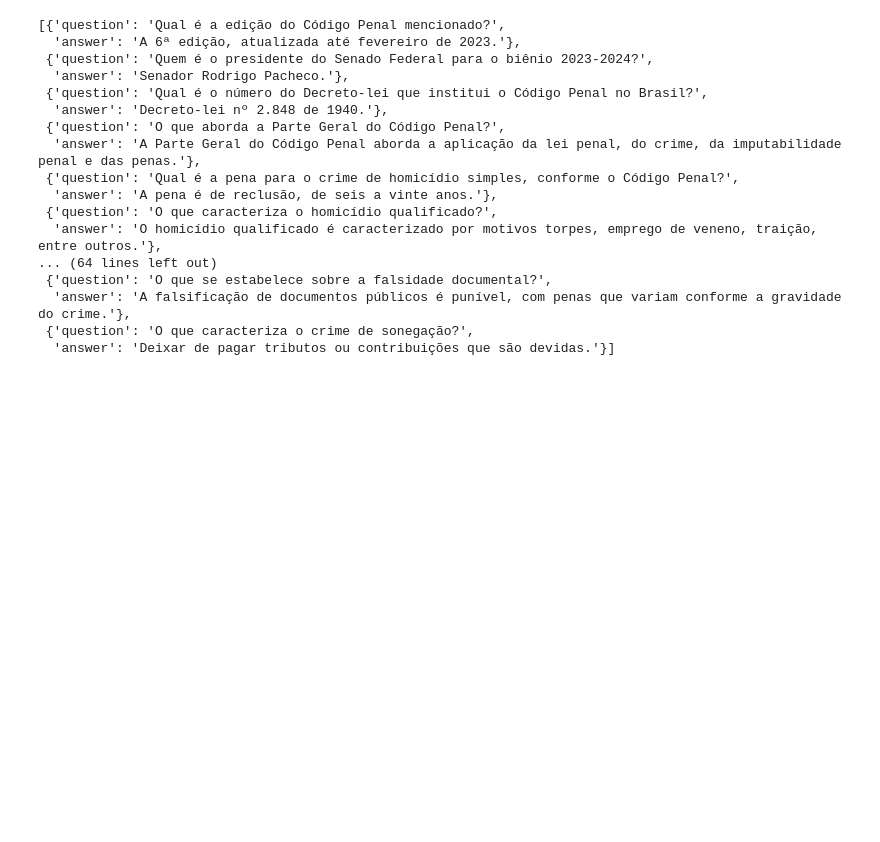
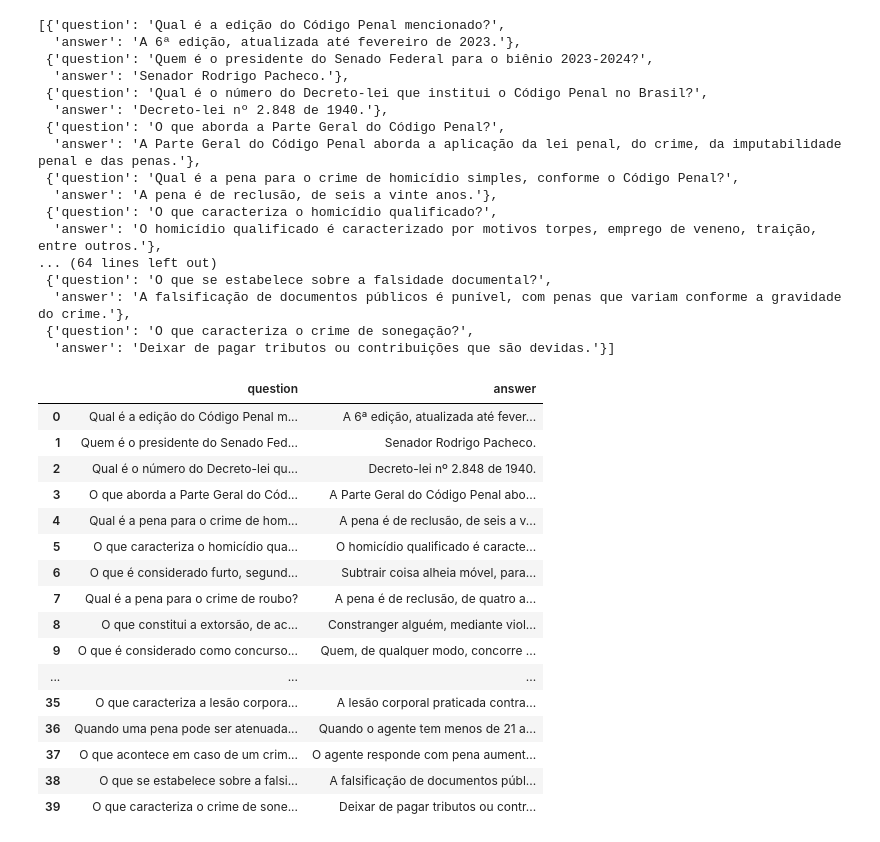
Before and after one commit to graciellenjose/qa-database, a Jupyter notebook: qa-database.ipynb, the cells around one changed output. Saved outputs shown, nothing was run; the diff lists cells and outputs as text; code cells hidden in the pictures; blank space fills up the shorter version.

Commit message:
criação do dataframe

```diff
--- a/qa-database.ipynb
+++ b/qa-database.ipynb
@@ -178,3 +175,27 @@ qa_final
   'answer': 'A falsificação de documentos públicos é punível, com penas que variam conforme a gravidade do crime.'},
  {'question': 'O que caracteriza o crime de sonegação?',
   'answer': 'Deixar de pagar tributos ou contribuições que são devidas.'}]
+# %%
+import pandas as pd
+
+qa_df = pd.DataFrame(qa_final)
+
+qa_df
+# %% [output]
+|  | question | answer |
+| 0 | Qual é a edição do Código Penal m... | A 6ª edição, atualizada até fever... |
+| 1 | Quem é o presidente do Senado Fed... | Senador Rodrigo Pacheco. |
+| 2 | Qual é o número do Decreto-lei qu... | Decreto-lei nº 2.848 de 1940. |
+| 3 | O que aborda a Parte Geral do Cód... | A Parte Geral do Código Penal abo... |
+| 4 | Qual é a pena para o crime de hom... | A pena é de reclusão, de seis a v... |
+| 5 | O que caracteriza o homicídio qua... | O homicídio qualificado é caracte... |
+| 6 | O que é considerado furto, segund... | Subtrair coisa alheia móvel, para... |
+| 7 | Qual é a pena para o crime de roubo? | A pena é de reclusão, de quatro a... |
+| 8 | O que constitui a extorsão, de ac... | Constranger alguém, mediante viol... |
+| 9 | O que é considerado como concurso... | Quem, de qualquer modo, concorre ... |
+| ... | ... | ... |
+| 35 | O que caracteriza a lesão corpora... | A lesão corporal praticada contra... |
+| 36 | Quando uma pena pode ser atenuada... | Quando o agente tem menos de 21 a... |
+| 37 | O que acontece em caso de um crim... | O agente responde com pena aument... |
+| 38 | O que se estabelece sobre a falsi... | A falsificação de documentos públ... |
+| 39 | O que caracteriza o crime de sone... | Deixar de pagar tributos ou contr... |
```
Also changed, not shown: parts of 2 cells of this notebook, 2 other files.
